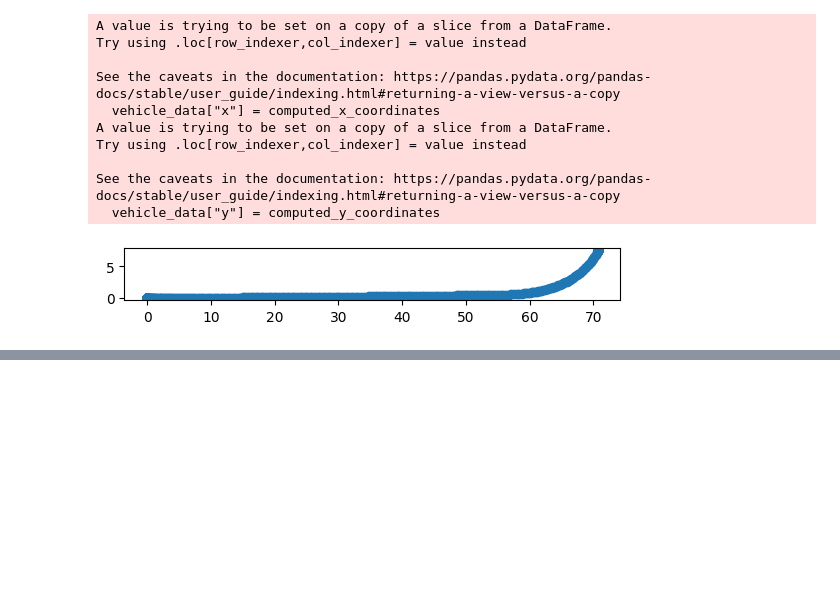
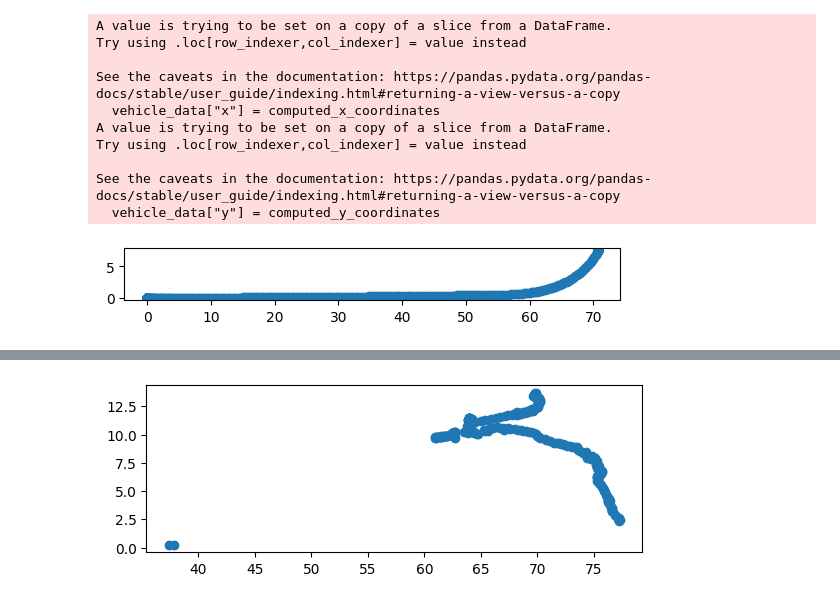
Before and after one commit to Fullbaro/CodeLikeABosch2023, a Jupyter notebook: code/peti.ipynb, the cells around one changed output, grey strips where cells are left out. Drawn from its saved outputs; the diff is of its cells as text; code cells hidden in the pictures; blank space fills up the shorter version.

Commit message:
absolute coordinates added for objects

```diff
--- a/code/peti.ipynb
+++ b/code/peti.ipynb
@@ -152,0 +204,20 @@ plt.draw()
+# %%
+object0 = data_normed[["FirstObjectDistance_X", "FirstObjectDistance_Y", "FirstObjectSpeed_X", "FirstObjectSpeed_Y", "Timestamp"]]
+object1 = data_normed[["SecondObjectDistance_X", "SecondObjectDistance_Y", "SecondObjectSpeed_X", "SecondObjectSpeed_Y", "Timestamp"]]
+object2 = data_normed[["ThirdObjectDistance_X", "ThirdObjectDistance_Y", "ThirdObjectSpeed_X", "ThirdObjectSpeed_Y", "Timestamp"]]
+object3 = data_normed[["FourthObjectDistance_X", "FourthObjectDistance_Y", "FourthObjectSpeed_X", "FourthObjectSpeed_Y", "Timestamp"]]
+# %%
+def get_object_absolute_coordinates(vehicle_data: pd.DataFrame, object_data: pd.DataFrame, column_a, column_b) -> pd.DataFrame:
+    """
+    Given a dataframe of our vehicle's movements, and a dataframe of the object, return a dataframe of the object's absolute position for each timestep.
+
+    :param vehicle_data: The dataframe containing the vehicle's data.
+    :param object_data: The dataframe containing the object's data.
+
+    :return: A dataframe containing the object's absolute data.
+    """
+    merged = vehicle_data[["x", "y", "Timestamp"]].merge(object_data[[column_a, column_b, "Timestamp"]], on="Timestamp")
+    merged[f"absolute_{column_a}"] = merged["x"] + merged[column_a]
+    merged[f"absolute_{column_b}"] = merged["y"] + merged[column_b]
+    merged.drop([column_a, column_b, "x", "y"], inplace=True, axis="columns")
+    return merged
@@ -152,0 +261,5 @@ plt.draw()
+# %%
+object0_absolute = get_object_absolute_coordinates(vehicle_data, object0, "FirstObjectDistance_X", "FirstObjectDistance_Y")
+object1_absolute = get_object_absolute_coordinates(vehicle_data, object1, "SecondObjectDistance_X", "SecondObjectDistance_Y")
+object2_absolute = get_object_absolute_coordinates(vehicle_data, object2, "ThirdObjectDistance_X", "ThirdObjectDistance_Y")
+object3_absolute = get_object_absolute_coordinates(vehicle_data, object3, "FourthObjectDistance_X", "FourthObjectDistance_Y")
@@ -152,0 +282,7 @@ plt.draw()
+# %%
+plt.scatter(object0_absolute["absolute_FirstObjectDistance_X"], object0_absolute["absolute_FirstObjectDistance_Y"])
+ax = plt.gca()
+ax.set_aspect("equal", adjustable="box")
+plt.draw()
+# %% [output]
+[figure, added]
```
Also changed, not shown: parts of 9 cells of this notebook.
